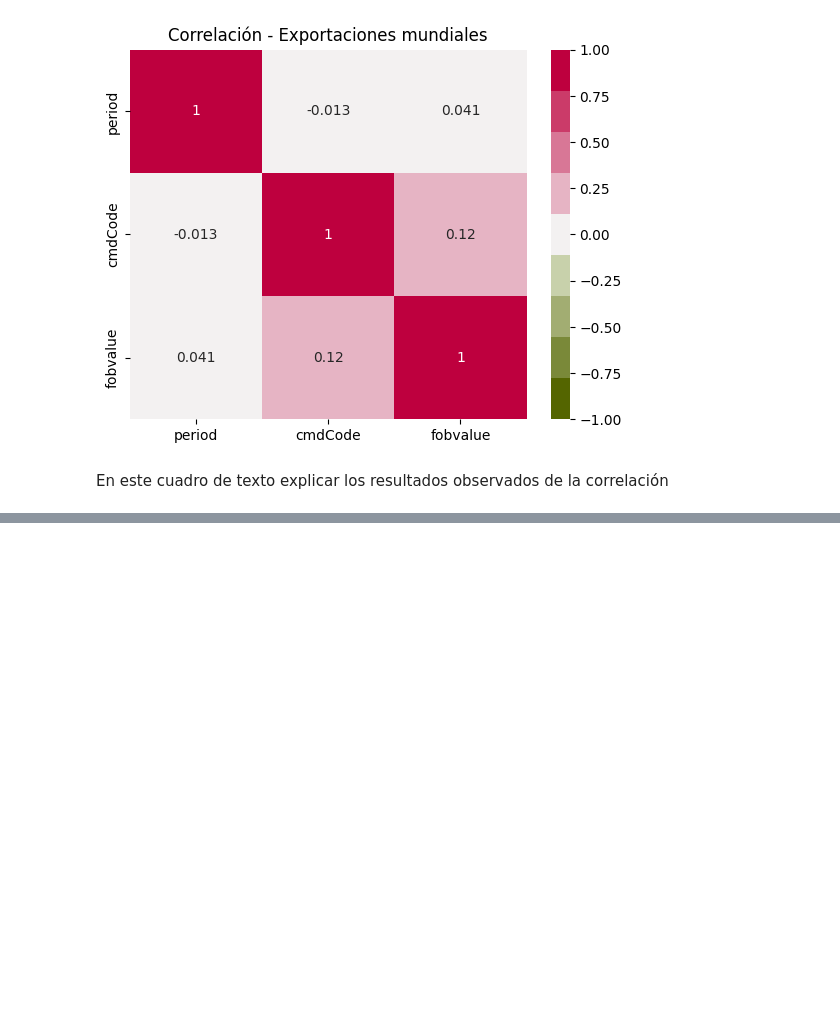
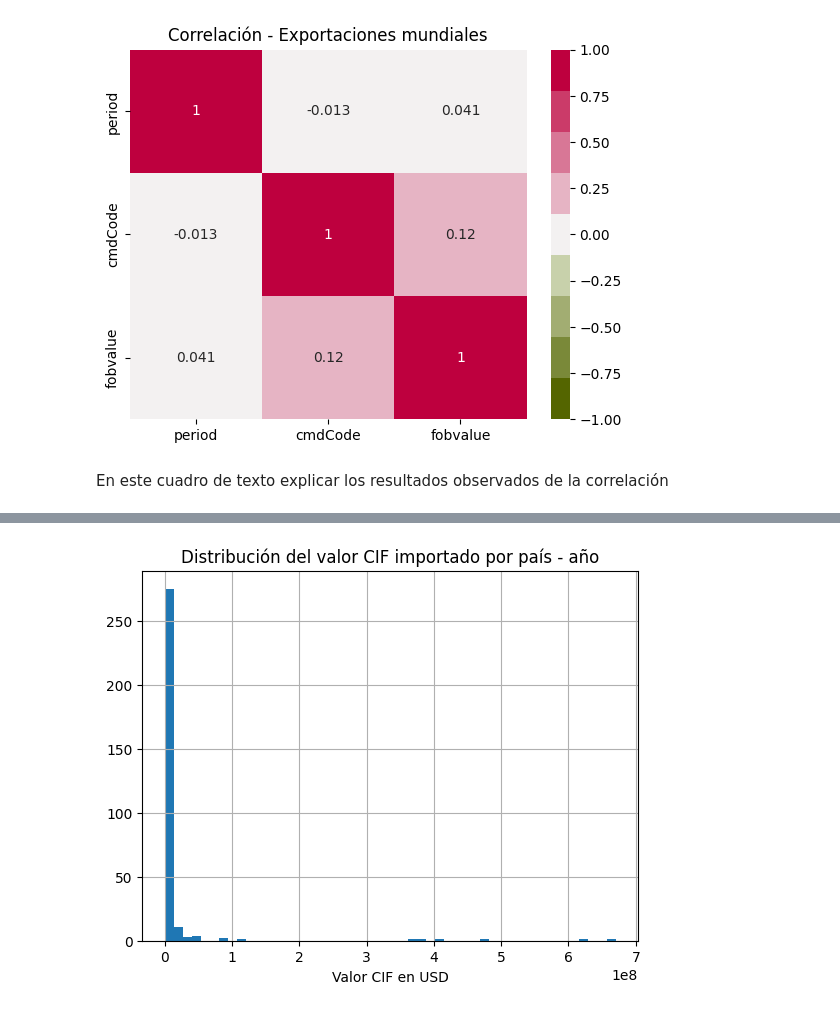
Before and after one commit to Renata-Bilotti/Hackatho-Grupo-4, a Jupyter notebook: Hacathon_Grupo_4_Mercado_de_Alfalfa.ipynb, the cells around one changed output, grey strips where cells are left out. Cells and saved outputs as stored; diff of their text form; code cells hidden in the pictures; blank space fills up the shorter version.

```diff
--- a/Hacathon_Grupo_4_Mercado_de_Alfalfa.ipynb
+++ b/Hacathon_Grupo_4_Mercado_de_Alfalfa.ipynb
@@ -404,0 +455,8 @@ En este cuadro de texto explicar los resultados observados de la correlación
+# %%
+#Histograma del valor importado
+df_impo_mundo['cifvalue'].hist(bins = 50)
+plt.title('Distribución del valor CIF importado por país - año')
+plt.xlabel('Valor CIF en USD')
+plt.show()
+# %% [output]
+[figure, added]
```
Also changed, not shown: parts of 39 cells of this notebook.
